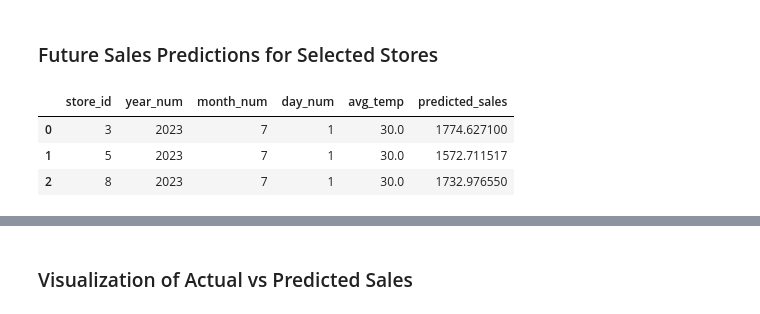
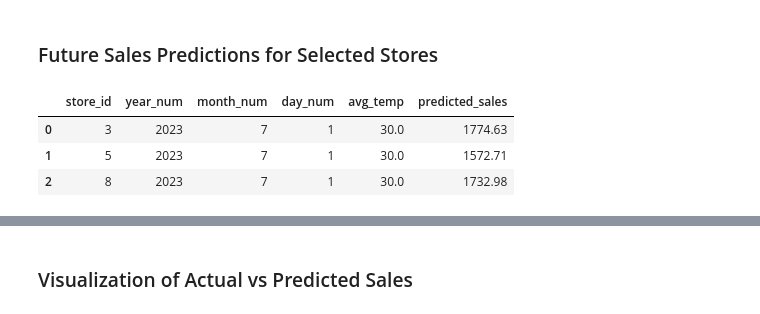
Before and after one commit to zara-abdulla/coffee-shop-sales-analysis, a Jupyter notebook: analysis/sales_forecasting_with_weather.ipynb, the cells around one changed output, grey strips where cells are left out. Saved outputs shown, nothing was run; the diff lists cells and outputs as text; code cells hidden in the pictures.

```diff
--- a/analysis/sales_forecasting_with_weather.ipynb
+++ b/analysis/sales_forecasting_with_weather.ipynb
@@ -286,18 +286,18 @@ Predicted sale is: 891.42
 # %%
 stores = ml_df['store_id'].unique()
 
 future_day = pd.DataFrame({
     'store_id': stores,
     'year_num': 2023,
     'month_num': 7,
     'day_num': 1,
     'avg_temp': 30.0
 })
 
-future_day['predicted_sales'] = rf_model.predict(future_day)
+future_day['predicted_sales'] = rf_model.predict(future_day).round(2)
 future_day
 # %% [output]
 |  | store_id | year_num | month_num | day_num | avg_temp | predicted_sales |
-| 0 | 3 | 2023 | 7 | 1 | 30.0 | 1774.627100 |
-| 1 | 5 | 2023 | 7 | 1 | 30.0 | 1572.711517 |
-| 2 | 8 | 2023 | 7 | 1 | 30.0 | 1732.976550 |
+| 0 | 3 | 2023 | 7 | 1 | 30.0 | 1774.63 |
+| 1 | 5 | 2023 | 7 | 1 | 30.0 | 1572.71 |
+| 2 | 8 | 2023 | 7 | 1 | 30.0 | 1732.98 |
```
Also changed, not shown: parts of 2 cells of this notebook.
